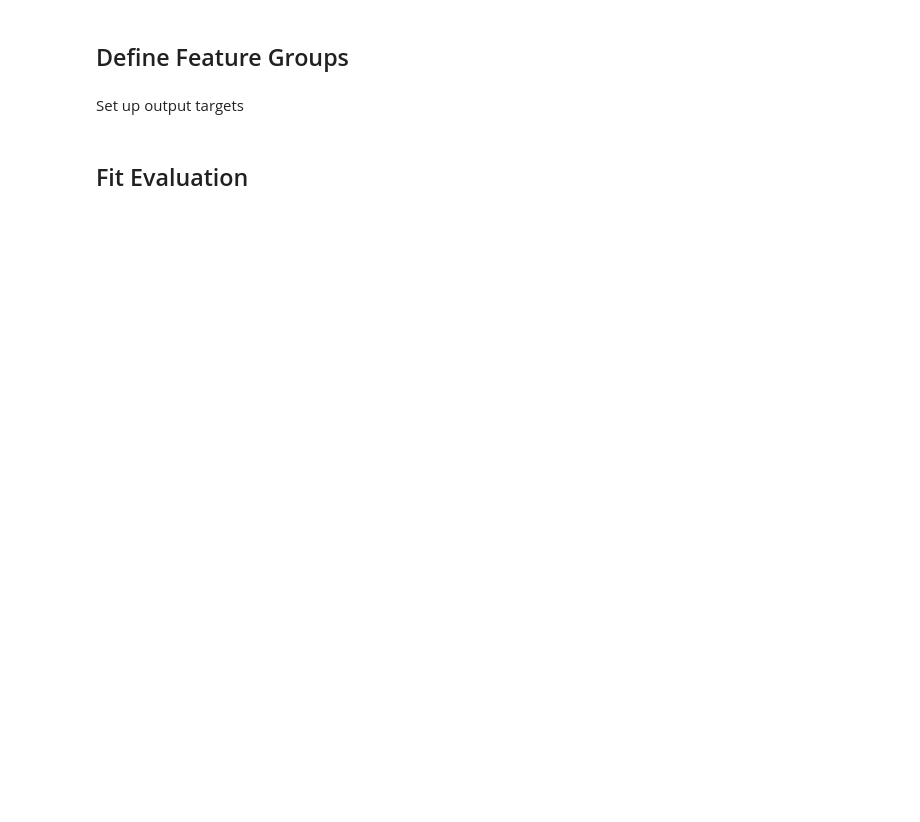
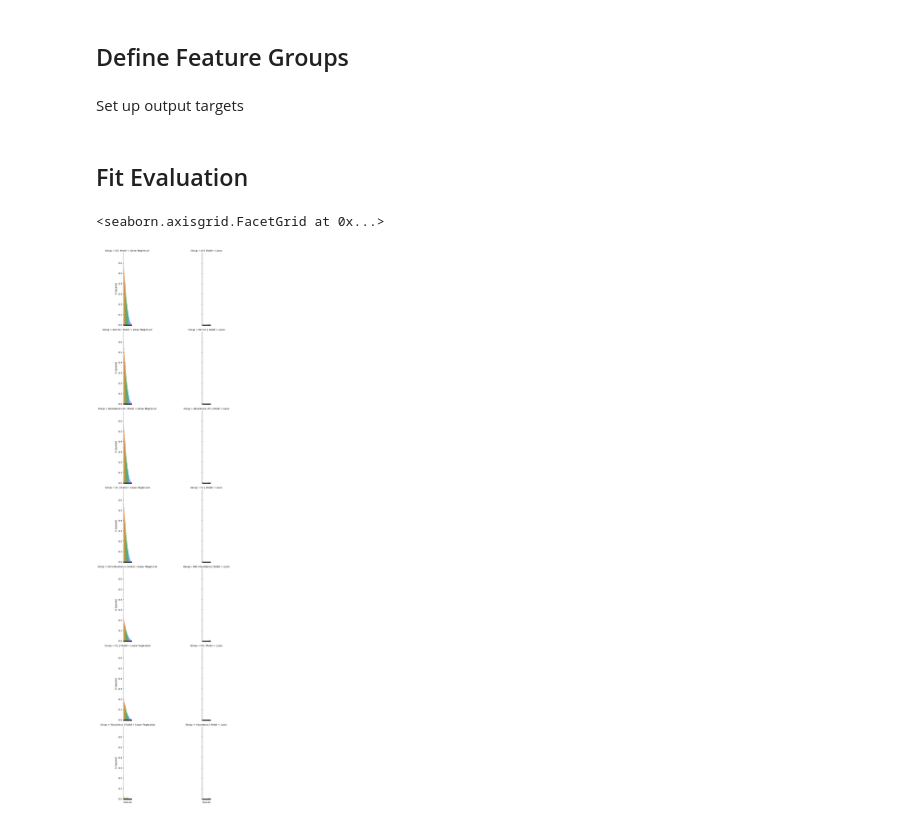
Before and after one commit to Craven-Biostat-Lab/morphology-prediction, a Jupyter notebook: skl-models/profile-fitting.ipynb, the cells around one changed output. Cells and saved outputs as stored; diff of their text form; code cells hidden in the pictures; blank space fills up the shorter version.

Commit message:
preliminary fitting result by functional feature group

```diff
--- a/skl-models/profile-fitting.ipynb
+++ b/skl-models/profile-fitting.ipynb
@@ -273,13 +259,16 @@ rsquared_df.reset_index(inplace=True)
 # %%
 import seaborn as sns
 
 g = sns.catplot(
     data=rsquared_df,
     x='Feature',
     y='R Squared',
-    row='Model',
-    col='Group',
+    col='Model',
+    row='Group',
     kind='bar',
     facet_kws={'margin_titles': True}
 )
 g.set(xticklabels=[])
+# %% [output]
+<seaborn.axisgrid.FacetGrid at 0x...>
+[figure, added]
```
Also changed, not shown: parts of 1 cell of this notebook.
